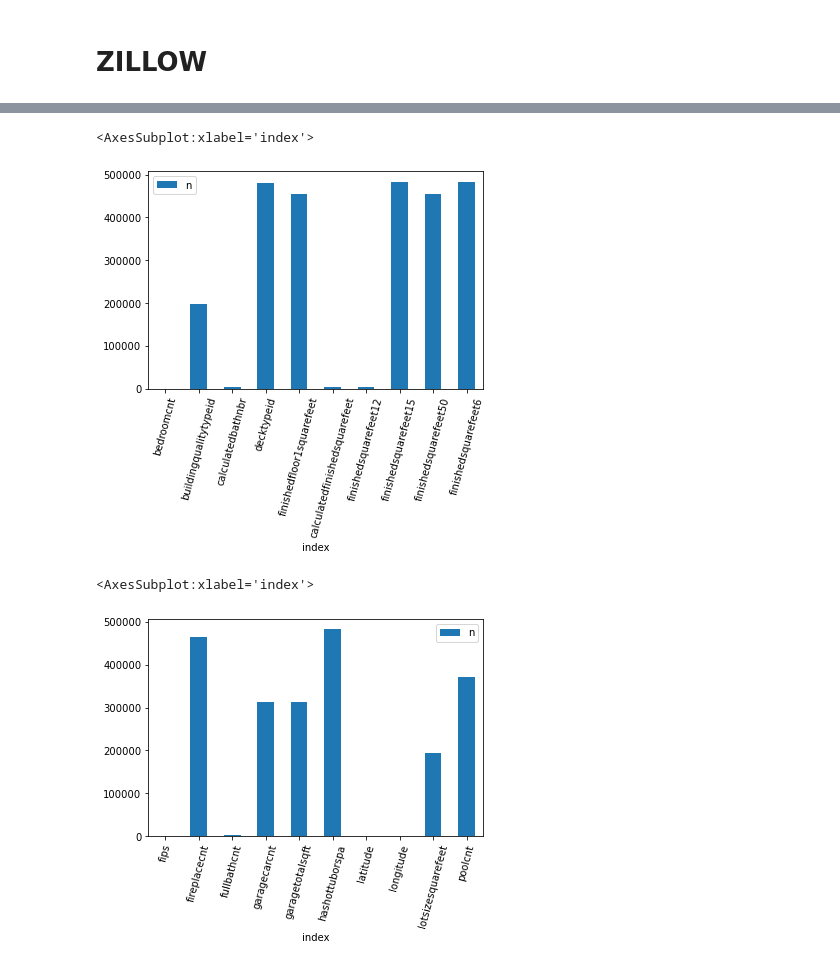
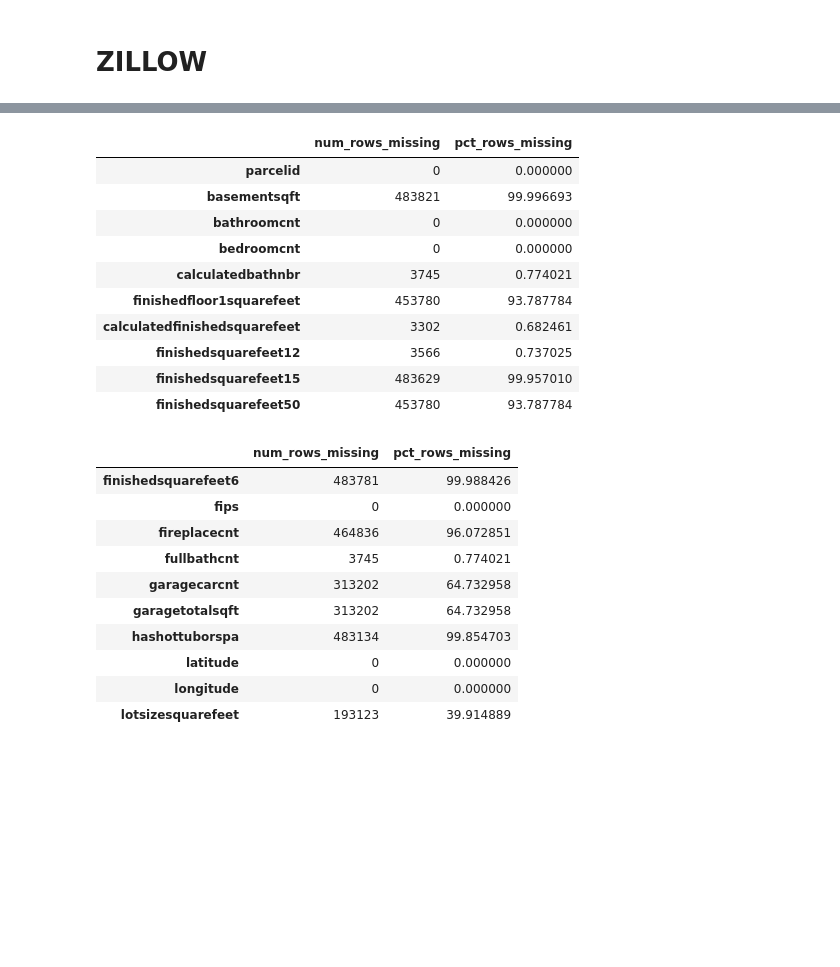
Before and after one commit to Severina7/clustering_exercises, a Jupyter notebook: zillow.ipynb, the cells around one changed output, grey strips where cells are left out. Drawn from its saved outputs; the diff is of its cells as text; code cells hidden in the pictures; blank space fills up the shorter version.

```diff
--- a/zillow.ipynb
+++ b/zillow.ipynb
@@ -206,19 +261,49 @@ houses[['parcelid',
 # %%
-houses[['bedroomcnt',
- 'buildingqualitytypeid',
- 'calculatedbathnbr',
- 'decktypeid',
- 'finishedfloor1squarefeet',
- 'calculatedfinishedsquarefeet',
- 'finishedsquarefeet12',
- 'finishedsquarefeet15',
- 'finishedsquarefeet50',
- 'finishedsquarefeet6']].isna().sum().reset_index(name="n").plot.bar(x='index', y='n', rot=75)
+# # This code allows me to display the count of nulls in each column mentioned
+# # Still need to shape it into a function or a loop
+
+# houses[['bedroomcnt',
+#  'calculatedbathnbr',
+#  'finishedfloor1squarefeet',
+#  'calculatedfinishedsquarefeet',
+#  'finishedsquarefeet12',
+#  'finishedsquarefeet15',
+#  'finishedsquarefeet50',
+#  'finishedsquarefeet6']].isna().sum().reset_index(name="n").plot.bar(x='index', y='n', rot=75)
-# %% [output]
-<AxesSubplot:xlabel='index'>
-[figure, removed]
+# %%
+def multi_frequency(ds,vars):
+    '''multi_frequency takes a dataframe in *arg and a *kwarg in the form of a list of columns
+    and return a dataframe with the count and the frequency of the data
+    '''
+    frequency=ds[vars].isnull().sum()
+    percentage=ds[vars].isnull().sum()*100/(len(ds))
+    df=pd.concat([frequency,percentage], axis=1, keys=['num_rows_missing', 'pct_rows_missing'])
+    return df
+multi_frequency(houses, ['parcelid',
+ 'basementsqft',
+ 'bathroomcnt',
+ 'bedroomcnt',
+ 'calculatedbathnbr',
+ 'finishedfloor1squarefeet',
+ 'calculatedfinishedsquarefeet',
+ 'finishedsquarefeet12',
+ 'finishedsquarefeet15',
+ 'finishedsquarefeet50'])
+# %% [output]
+|  | num_rows_missing | pct_rows_missing |
+| parcelid | 0 | 0.000000 |
+| basementsqft | 483821 | 99.996693 |
+| bathroomcnt | 0 | 0.000000 |
+| bedroomcnt | 0 | 0.000000 |
+| calculatedbathnbr | 3745 | 0.774021 |
+| finishedfloor1squarefeet | 453780 | 93.787784 |
+| calculatedfinishedsquarefeet | 3302 | 0.682461 |
+| finishedsquarefeet12 | 3566 | 0.737025 |
+| finishedsquarefeet15 | 483629 | 99.957010 |
+| finishedsquarefeet50 | 453780 | 93.787784 |
 # %%
-houses[['fips',
+ multi_frequency(houses, ['finishedsquarefeet6',
+ 'fips',
  'fireplacecnt',
  'fullbathcnt',
  'garagecarcnt',
@@ -226,8 +311,16 @@ houses[['fips',
  'hashottuborspa',
  'latitude',
  'longitude',
- 'lotsizesquarefeet',
- 'poolcnt']].isna().sum().reset_index(name="n").plot.bar(x='index', y='n', rot=75)
+ 'lotsizesquarefeet'])
 # %% [output]
-<AxesSubplot:xlabel='index'>
-[figure, removed]
+|  | num_rows_missing | pct_rows_missing |
+| finishedsquarefeet6 | 483781 | 99.988426 |
+| fips | 0 | 0.000000 |
+| fireplacecnt | 464836 | 96.072851 |
+| fullbathcnt | 3745 | 0.774021 |
+| garagecarcnt | 313202 | 64.732958 |
+| garagetotalsqft | 313202 | 64.732958 |
+| hashottuborspa | 483134 | 99.854703 |
+| latitude | 0 | 0.000000 |
+| longitude | 0 | 0.000000 |
+| lotsizesquarefeet | 193123 | 39.914889 |
```
Also changed, not shown: parts of 42 cells of this notebook, 3 other files.
